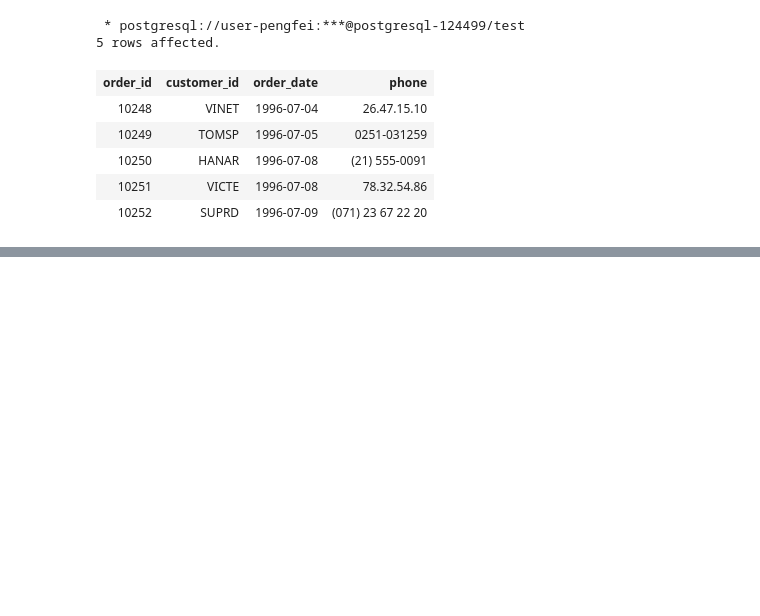
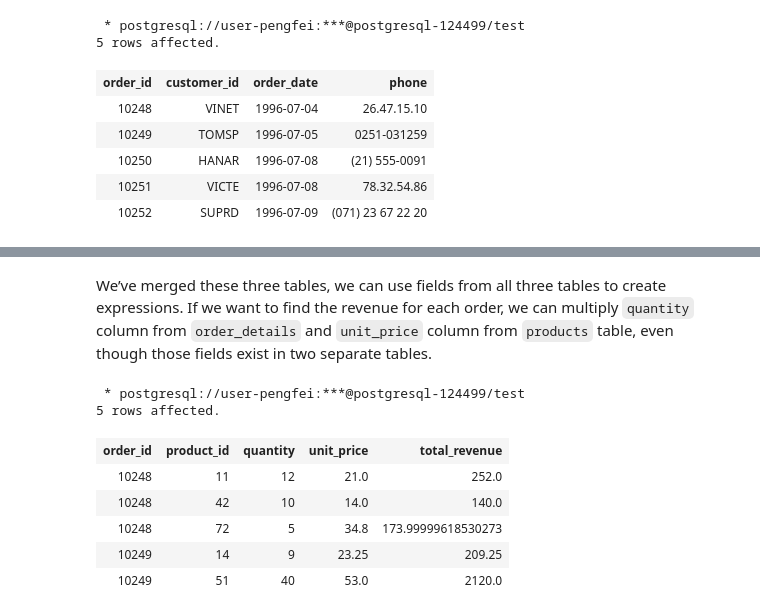
Before and after one commit to pengfei99/LearningSQL, a Jupyter notebook: Insee/notebooks/05.Join.ipynb, the cells around one changed output, grey strips where cells are left out. Drawn from its saved outputs; the diff is of its cells as text; code cells hidden in the pictures; blank space fills up the shorter version.

Commit message:
finish join notebook

```diff
--- a/Insee/notebooks/05.Join.ipynb
+++ b/Insee/notebooks/05.Join.ipynb
@@ -295,0 +218,19 @@ group by c.customer_id, customer_name
+# %% [markdown]
+We’ve merged these three tables, we can use fields from all three tables to create expressions. If we want to find the revenue for each order, we can multiply `quantity` column from `order_details` and `unit_price` column from `products` table, even though those fields exist in two separate tables.
+# %%
+%%sql
+
+select od.order_id, p.product_id, od.quantity,  p.unit_price, od.quantity*p.unit_price as total_revenue
+FROM order_details as od
+inner join orders as o on od.order_id=o.order_id
+inner join products as p on od.product_id=p.product_id
+limit 5;
+# %% [output]
+ * postgresql://user-pengfei:***@postgresql-124499/test
+5 rows affected.
+| order_id | product_id | quantity | unit_price | total_revenue |
+| 10248 | 11 | 12 | 21.0 | 252.0 |
+| 10248 | 42 | 10 | 14.0 | 140.0 |
+| 10248 | 72 | 5 | 34.8 | 173.99999618530273 |
+| 10249 | 14 | 9 | 23.25 | 209.25 |
+| 10249 | 51 | 40 | 53.0 | 2120.0 |
```
Also changed, not shown: parts of 15 cells of this notebook.
